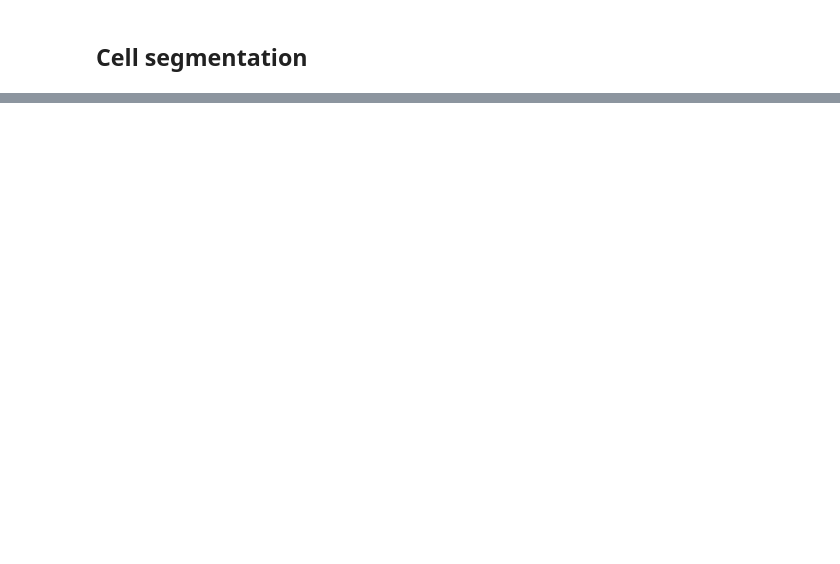
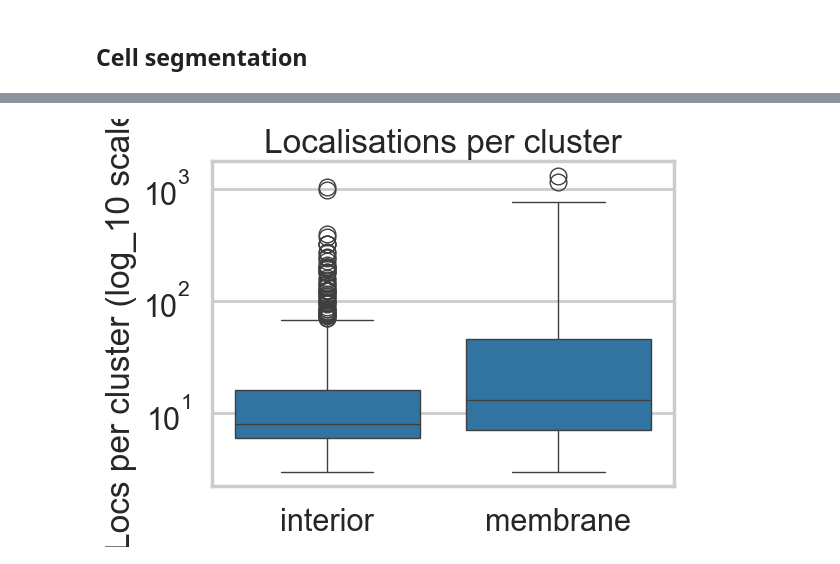
Before and after one commit to oubino/locpix, a Jupyter notebook: examples/c15_data_ds_analysis/analysis.ipynb, the cells around one changed output, grey strips where cells are left out. Saved outputs shown, nothing was run; the diff lists cells and outputs as text; code cells hidden in the pictures; blank space fills up the shorter version.

```diff
--- a/examples/c15_data_ds_analysis/analysis.ipynb
+++ b/examples/c15_data_ds_analysis/analysis.ipynb
@@ -423,0 +356,15 @@ plt.show()
+# %%
+plt.title("rdfs")
+sns.set_style("white")
+sns.set_context("talk")
+rdf_plot_memb = np.array(cell_memb_rdfs).flatten()
+df_plot_memb = pd.DataFrame({"g(r)": rdf_plot_memb, "r [nm]": r_plot, "class": ["membrane"]*len(rdf_plot_memb)})
+rdf_plot_non_memb = np.array(cell_non_memb_rdfs).flatten()
+df_plot_non_memb = pd.DataFrame({"g(r)": rdf_plot_non_memb, "r [nm]": r_plot, "class": ["interior"]*len(rdf_plot_non_memb)})
+df_plot = pd.concat([df_plot_memb, df_plot_non_memb])
+g = sns.lineplot(data=df_plot, x="r [nm]", y="g(r)", errorbar=("pi",50), hue="class", estimator=np.median)
+g.legend_.set_title(None)
+plt.hlines(y=1.0, xmin=0.0, xmax=max_distance, color='r', linestyle='--')
+plt.tight_layout()
+plt.savefig("rdfs.eps", format="eps")
+plt.show()
@@ -423,0 +378,65 @@ plt.show()
+# %%
+plt.close("all")
+%matplotlib inline
+
+data = {
+    'locs_per_cluster': np.concatenate((cell_non_memb_locs_per_cluster ,cell_memb_locs_per_cluster)),
+    'cluster_area [nm^2]': np.concatenate((cell_non_memb_cluster_area, cell_memb_cluster_area)),
+    'class': ['interior'] * len(cell_non_memb_locs_per_cluster) + ['membrane'] * len(cell_memb_locs_per_cluster)
+}
+
+df = pd.DataFrame(data)
+sns.set_style("whitegrid")
+sns.set_context("poster")
+
+# Create the boxplot
+sns.boxplot(x='class', y='locs_per_cluster', data=df, log_scale=True)
+plt.ylabel("Locs per cluster (log_10 scale)")
+plt.xlabel(None)
+plt.title('Localisations per cluster')
+plt.tight_layout()
+plt.savefig("locs_per_cluster.eps", format="eps")
+plt.show()
+median_locs_per_cluster_non_memb = np.median(cell_non_memb_locs_per_cluster)
+q1_locs_per_cluster_non_memb = np.quantile(cell_non_memb_locs_per_cluster, .25)
+q3_locs_per_cluster_non_memb = np.quantile(cell_non_memb_locs_per_cluster, .75)
+print("Non-membrane")
+print("------------")
+print("Median:", median_locs_per_cluster_non_memb)
+print("First quartile", q1_locs_per_cluster_non_memb)
+print("Third quartile", q3_locs_per_cluster_non_memb)
+median_locs_per_cluster_memb = np.median(cell_memb_locs_per_cluster)
+q1_locs_per_cluster_memb = np.quantile(cell_memb_locs_per_cluster, .25)
+q3_locs_per_cluster_memb = np.quantile(cell_memb_locs_per_cluster, .75)
+print("Membrane")
+print("------------")
+print("Median:", median_locs_per_cluster_memb)
+print("First quartile", q1_locs_per_cluster_memb)
+print("Third quartile", q3_locs_per_cluster_memb)
+
+
+sns.boxplot(x='class', y='cluster_area [nm^2]', data=df, log_scale=True)
+plt.ylabel("Cluster area [nm^2] (log_10 scale)")
+plt.xlabel(None)
+plt.title('Cluster area')
+plt.tight_layout()
+plt.savefig("cluster_area.eps", format="eps")
+plt.show()
+median_cluster_area_non_memb = np.median(cell_non_memb_cluster_area)
+q1_cluster_area_non_memb = np.quantile(cell_non_memb_cluster_area, .25)
+q3_cluster_area_non_memb = np.quantile(cell_non_memb_cluster_area, .75)
+print("Non-membrane")
+print("------------")
+print("Median:",median_cluster_area_non_memb)
+print("First quartile", q1_cluster_area_non_memb)
+print("Third quartile", q3_cluster_area_non_memb)
+median_cluster_area_memb = np.median(cell_memb_cluster_area)
+q1_cluster_area_memb = np.quantile(cell_memb_cluster_area, .25)
+q3_cluster_area_memb = np.quantile(cell_memb_cluster_area, .75)
+print("\nMembrane")
+print("------------")
+print("Median:", median_cluster_area_memb)
+print("First quartile", q1_cluster_area_memb)
+print("Third quartile", q3_cluster_area_memb)
+# %% [output]
+[figure, added]
```
Also changed, not shown: parts of 29 cells of this notebook, 6 other files.
